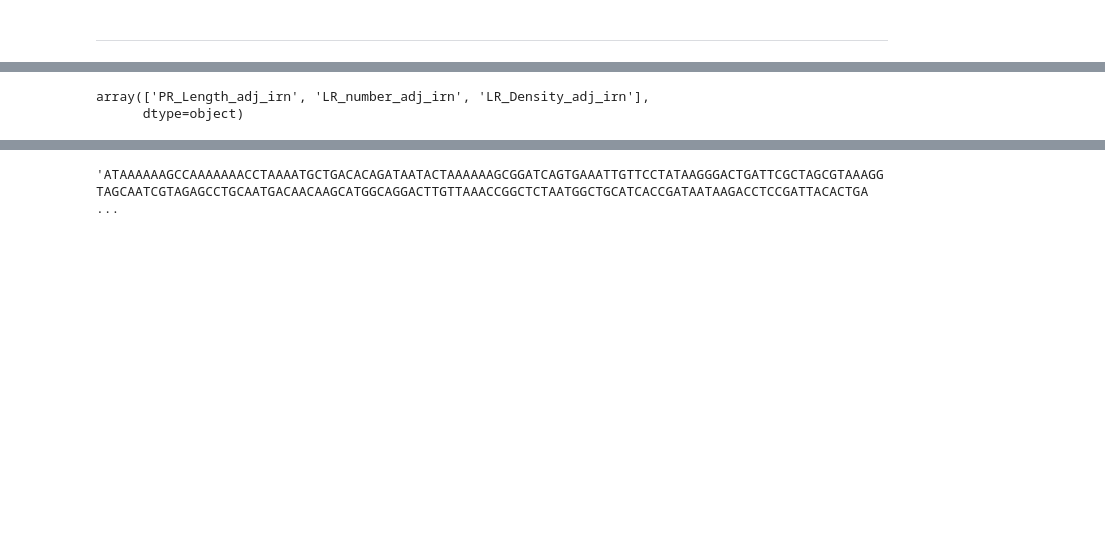
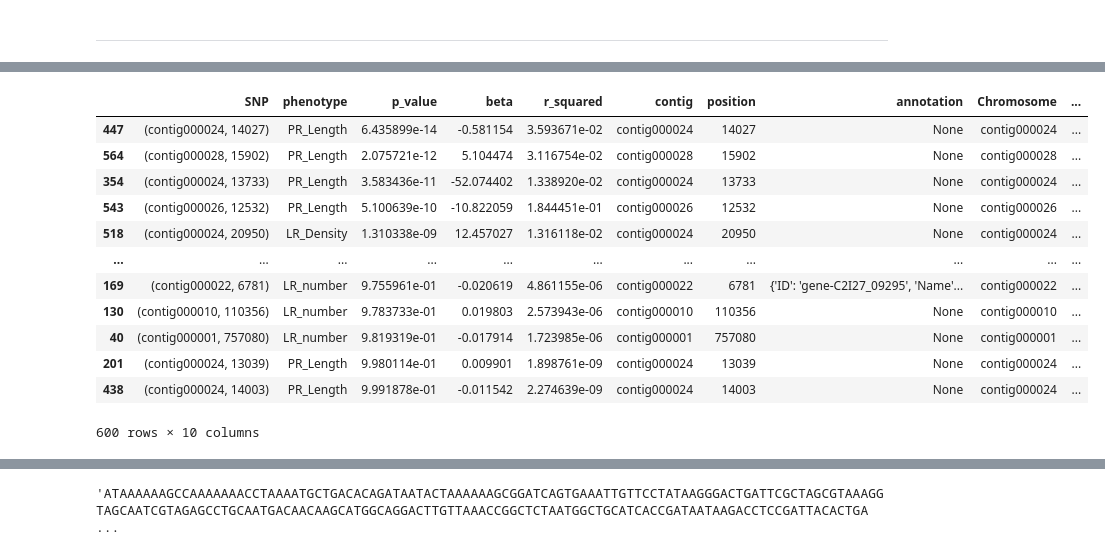
Before and after one commit to rbonazzola/plant-microbiota-interaction, a Jupyter notebook: gwas.ipynb, the cells around one changed output, grey strips where cells are left out. Saved outputs shown, nothing was run; the diff lists cells and outputs as text; code cells hidden in the pictures; blank space fills up the shorter version.

```diff
--- a/gwas.ipynb
+++ b/gwas.ipynb
@@ -729,0 +331,11 @@ genotype_data_wide.columns = snps
+# %%
+assert isinstance(genotype_data_wide.columns[0], tuple) and isinstance(genotype_data_wide.columns[0][1], tuple), "It seems like this has already been run"
+
+genotype_data_wide = (genotype_data_wide
+  .reset_index()
+  .loc[common_rows]
+  .set_index('id')
+  .pipe(lambda df: df.set_axis([df.columns[i][1] for i in range(TOP_N_VARIANTS)], axis=1) )
+)
+
+genotype_data_wide
@@ -730,5 +357,5 @@ genotype_data_wide.columns = snps
 # %%
-all_data = pd.merge(phenotype_data_clean, genotype_data_wide, left_index=True, right_index=True)
-all_data
+all_data = pd.merge(phenotypes_df, genotype_data_wide, left_index=True, right_index=True)
+# all_data
 # %% [markdown]
 ### GWAS: one plant, one data point
@@ -826,0 +362,5 @@ def qqplot(p_values):
+# %%
+snps = all_data.columns[3:]
+# %%
+gwas_results = run_gwas(all_data, snps, phenotypes)
+gwas_results.shape
@@ -1040,5 +406,0 @@ plt.show()
-# %%
-results_df.phenotype.unique()
-# %% [output]
-array(['PR_Length_adj_irn', 'LR_number_adj_irn', 'LR_Density_adj_irn'],
-      dtype=object)
@@ -1046,0 +407,16 @@ results_per_pheno_df = results_df.query("phenotype == 'LR_Density_adj_irn'")
+# %%
+gwas_results
+# %% [output]
+|  | SNP | phenotype | p_value | beta | r_squared | contig | position | annotation | Chromosome | ... |
+| 447 | (contig000024, 14027) | PR_Length | 6.435899e-14 | -0.581154 | 3.593671e-02 | contig000024 | 14027 | None | contig000024 | ... |
+| 564 | (contig000028, 15902) | PR_Length | 2.075721e-12 | 5.104474 | 3.116754e-02 | contig000028 | 15902 | None | contig000028 | ... |
+| 354 | (contig000024, 13733) | PR_Length | 3.583436e-11 | -52.074402 | 1.338920e-02 | contig000024 | 13733 | None | contig000024 | ... |
+| 543 | (contig000026, 12532) | PR_Length | 5.100639e-10 | -10.822059 | 1.844451e-01 | contig000026 | 12532 | None | contig000026 | ... |
+| 518 | (contig000024, 20950) | LR_Density | 1.310338e-09 | 12.457027 | 1.316118e-02 | contig000024 | 20950 | None | contig000024 | ... |
+| ... | ... | ... | ... | ... | ... | ... | ... | ... | ... | ... |
+| 169 | (contig000022, 6781) | LR_number | 9.755961e-01 | -0.020619 | 4.861155e-06 | contig000022 | 6781 | {'ID': 'gene-C2I27_09295', 'Name'... | contig000022 | ... |
+| 130 | (contig000010, 110356) | LR_number | 9.783733e-01 | 0.019803 | 2.573943e-06 | contig000010 | 110356 | None | contig000010 | ... |
+| 40 | (contig000001, 757080) | LR_number | 9.819319e-01 | -0.017914 | 1.723985e-06 | contig000001 | 757080 | None | contig000001 | ... |
+| 201 | (contig000024, 13039) | PR_Length | 9.980114e-01 | 0.009901 | 1.898761e-09 | contig000024 | 13039 | None | contig000024 | ... |
+| 438 | (contig000024, 14003) | PR_Length | 9.991878e-01 | -0.011542 | 2.274639e-09 | contig000024 | 14003 | None | contig000024 | ... |
+600 rows × 10 columns
```
Also changed, not shown: parts of 77 cells of this notebook, 4 other files.
